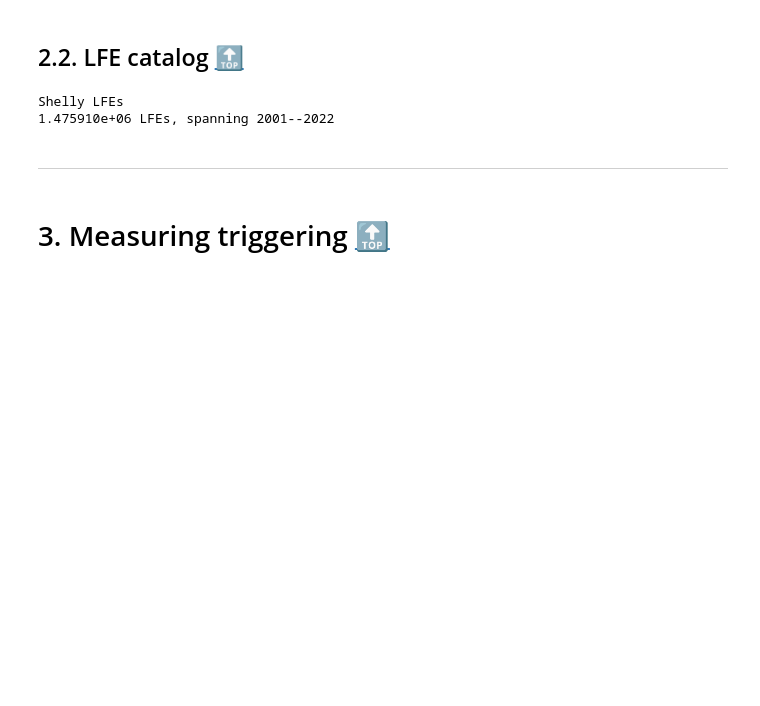
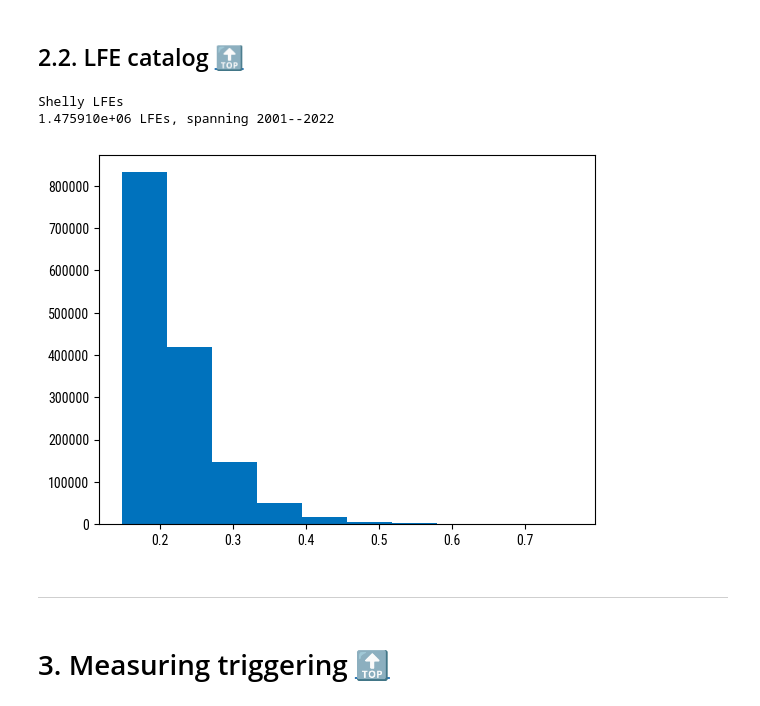
Before and after one commit to gfarge/tremor_v_eq, a Jupyter notebook: parkfield_triggering.ipynb, the cells around one changed output. Saved outputs shown, nothing was run; the diff lists cells and outputs as text; code cells hidden in the pictures; blank space fills up the shorter version.

```diff
--- a/parkfield_triggering.ipynb
+++ b/parkfield_triggering.ipynb
@@ -138,6 +136,12 @@ lfe['yf'] = t[1]
 # %% [output]
 Shelly LFEs
 1.475910e+06 LFEs, spanning 2001--2022
+# %%
+plt.figure()
+plt.hist(lfe.meancc, bins=10)
+plt.show()
+# %% [output]
+[figure, added]
 # %%
 # Store family information in a dataframe
 # First, we group the LFEs by ID, lon, lat, and depth
```
Also changed, not shown: parts of 20 cells of this notebook.
